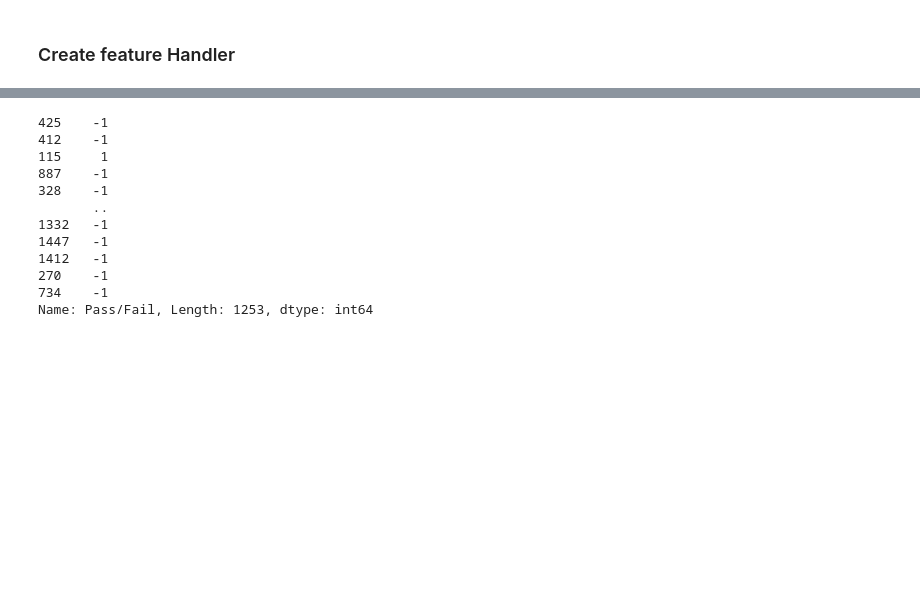
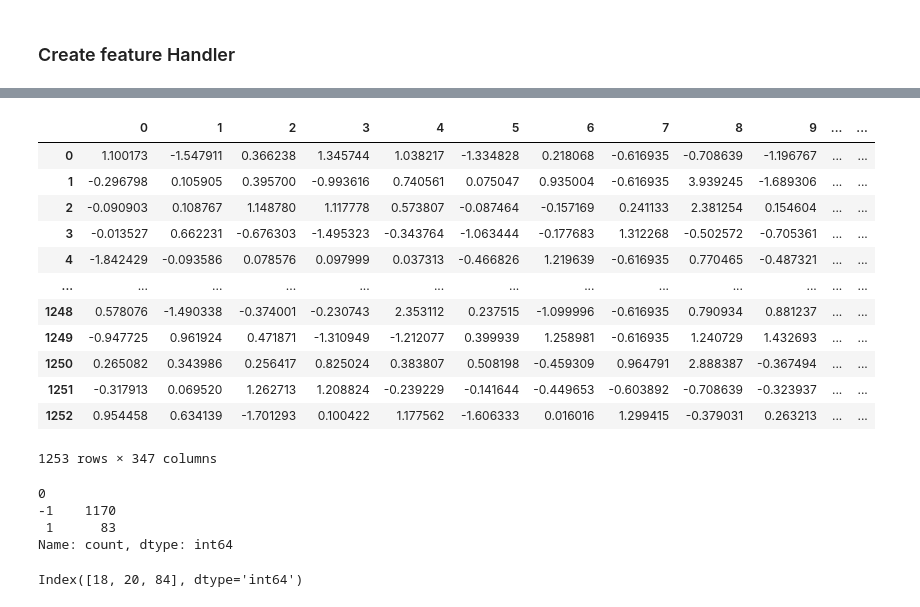
Before and after one commit to simmonspark/-, a Jupyter notebook: lab2/lab2.ipynb, the cells around one changed output, grey strips where cells are left out. Drawn from its saved outputs; the diff is of its cells as text; code cells hidden in the pictures; blank space fills up the shorter version.

```diff
--- a/lab2/lab2.ipynb
+++ b/lab2/lab2.ipynb
@@ -159,15 +240,24 @@ is NaN data check :  0
+# %%
+X_train
+# %% [output]
+|  | 0 | 1 | 2 | 3 | 4 | 5 | 6 | 7 | 8 | 9 | ... | ... |
+| 0 | 1.100173 | -1.547911 | 0.366238 | 1.345744 | 1.038217 | -1.334828 | 0.218068 | -0.616935 | -0.708639 | -1.196767 | ... | ... |
+| 1 | -0.296798 | 0.105905 | 0.395700 | -0.993616 | 0.740561 | 0.075047 | 0.935004 | -0.616935 | 3.939245 | -1.689306 | ... | ... |
+| 2 | -0.090903 | 0.108767 | 1.148780 | 1.117778 | 0.573807 | -0.087464 | -0.157169 | 0.241133 | 2.381254 | 0.154604 | ... | ... |
+| 3 | -0.013527 | 0.662231 | -0.676303 | -1.495323 | -0.343764 | -1.063444 | -0.177683 | 1.312268 | -0.502572 | -0.705361 | ... | ... |
+| 4 | -1.842429 | -0.093586 | 0.078576 | 0.097999 | 0.037313 | -0.466826 | 1.219639 | -0.616935 | 0.770465 | -0.487321 | ... | ... |
+| ... | ... | ... | ... | ... | ... | ... | ... | ... | ... | ... | ... | ... |
+| 1248 | 0.578076 | -1.490338 | -0.374001 | -0.230743 | 2.353112 | 0.237515 | -1.099996 | -0.616935 | 0.790934 | 0.881237 | ... | ... |
+| 1249 | -0.947725 | 0.961924 | 0.471871 | -1.310949 | -1.212077 | 0.399939 | 1.258981 | -0.616935 | 1.240729 | 1.432693 | ... | ... |
+| 1250 | 0.265082 | 0.343986 | 0.256417 | 0.825024 | 0.383807 | 0.508198 | -0.459309 | 0.964791 | 2.888387 | -0.367494 | ... | ... |
+| 1251 | -0.317913 | 0.069520 | 1.262713 | 1.208824 | -0.239229 | -0.141644 | -0.449653 | -0.603892 | -0.708639 | -0.323937 | ... | ... |
+| 1252 | 0.954458 | 0.634139 | -1.701293 | 0.100422 | 1.177562 | -1.606333 | 0.016016 | 1.299415 | -0.379031 | 0.263213 | ... | ... |
+1253 rows × 347 columns
 # %%
-y_train
+tmp = pd.DataFrame(y_train)
+tmp.value_counts()
 # %% [output]
-425    -1
-412    -1
-115     1
-887    -1
-328    -1
-       ..
-1332   -1
-1447   -1
-1412   -1
-270    -1
-734    -1
-Name: Pass/Fail, Length: 1253, dtype: int64
+0
+-1    1170
+ 1      83
+Name: count, dtype: int64
@@ -185 +264,5 @@ X_train, y_train = OverSampler(X_train, y_train)
+# %%
+print(X_train.columns[(X_train.mean() == 0) & (X_train.max() == 0) & (X_train.min() == 0)])
+# %% [output]
+Index([18, 20, 84], dtype='int64')
 # %%
```
Also changed, not shown: parts of 31 cells of this notebook, 2 other files.
